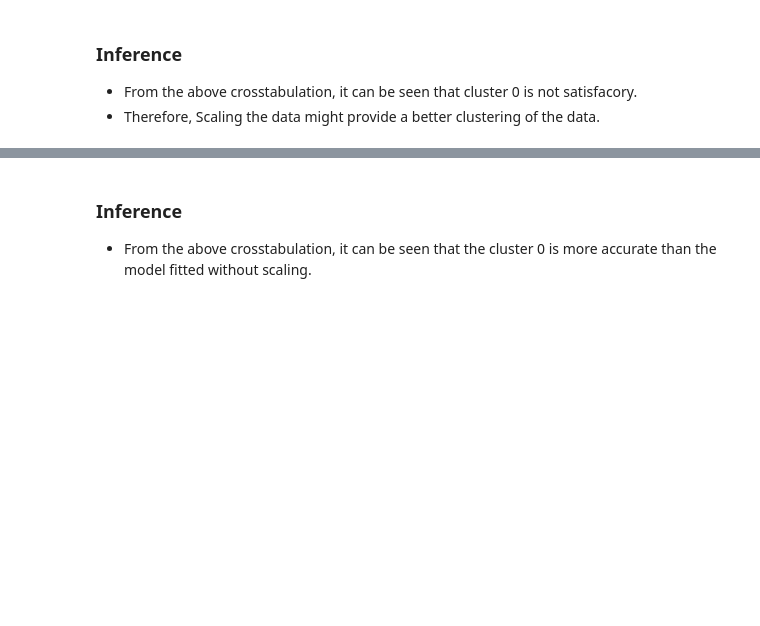
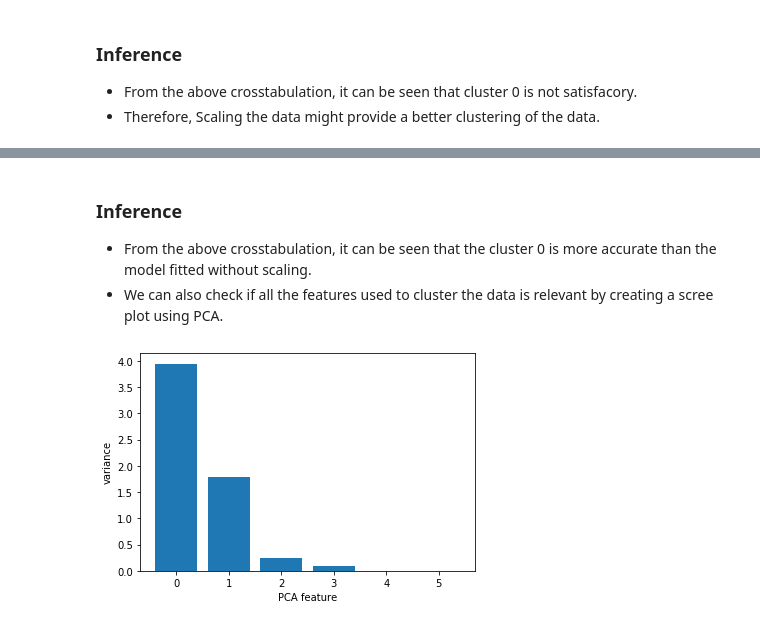
Before and after one commit to ManishRaoS/Machine-Learning, a Jupyter notebook: KMeans/Fish_Data/KMeans_Fish_Data.ipynb, the cells around one changed output, grey strips where cells are left out. Drawn from its saved outputs; the diff is of its cells as text; code cells hidden in the pictures; blank space fills up the shorter version.

```diff
--- a/KMeans/Fish_Data/KMeans_Fish_Data.ipynb
+++ b/KMeans/Fish_Data/KMeans_Fish_Data.ipynb
@@ -109,3 +111,23 @@ labels
 # %% [markdown]
 ### Inference
 * From the above crosstabulation, it can be seen that the cluster 0 is more accurate than the model fitted without scaling.
+* We can also check if all the features used to cluster the data is relevant by creating a scree plot using PCA.
+# %%
+# Creating a PCA instance: pca
+pca = PCA()
+
+# Createing pipeline: pipeline
+pipeline = make_pipeline(scaler, pca)
+
+# Fitting the pipeline to the data
+pipeline.fit(X)
+
+# Plotting the explained variances : scree plot
+features = range(pca.n_components_)
+plt.bar(features, pca.explained_variance_)
+plt.xlabel('PCA feature')
+plt.ylabel('variance')
+plt.xticks(features)
+plt.show()
+# %% [output]
+[figure, added]
```
Also changed, not shown: parts of 8 cells of this notebook.
